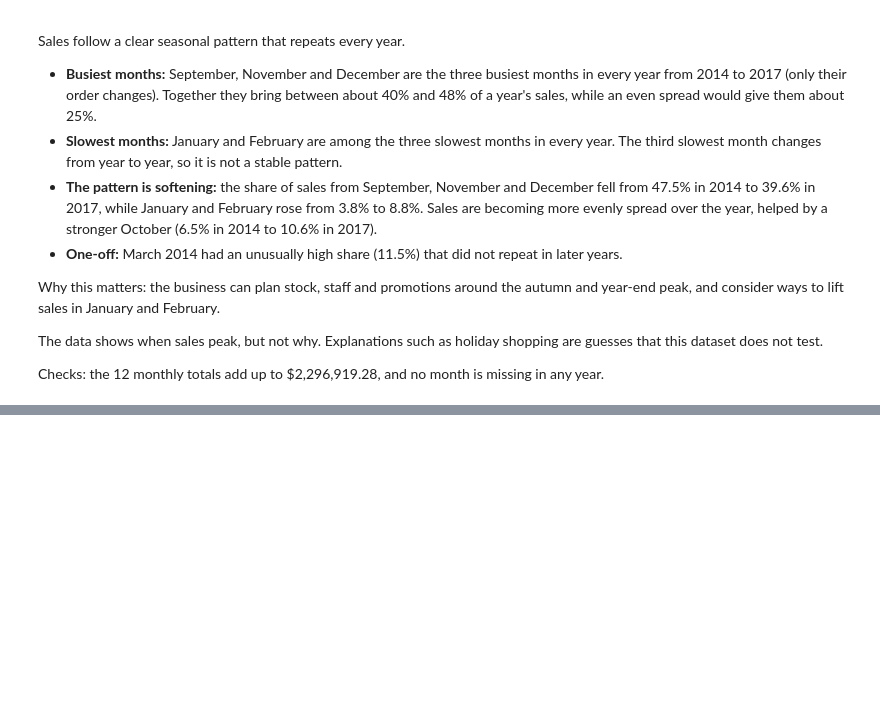
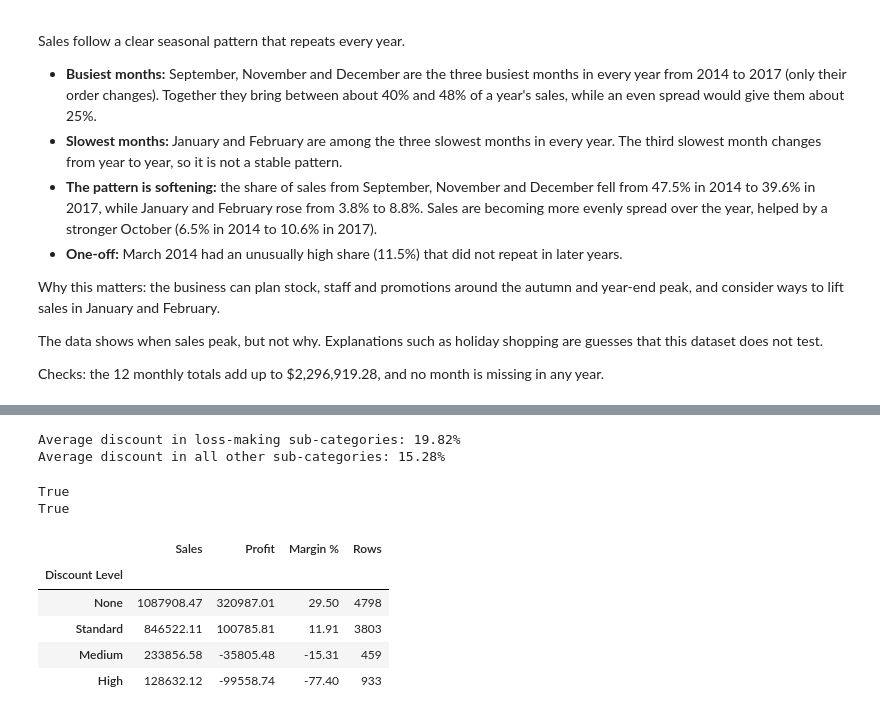
Before and after one commit to ziadKhaled133/superstore-sales-analysis, a Jupyter notebook: Notebooks/03_analysis.ipynb, the cells around one changed output, grey strips where cells are left out. Cells and saved outputs as stored; diff of their text form; code cells hidden in the pictures; blank space fills up the shorter version.

```diff
--- a/Notebooks/03_analysis.ipynb
+++ b/Notebooks/03_analysis.ipynb
@@ -275,0 +337,27 @@ Checks: the 12 monthly totals add up to $2,296,919.28, and no month is missing i
+# %%
+is_losing = df['Sub-Category'].isin(losing_subcategories.index)
+
+print(f"Average discount in loss-making sub-categories: {df.loc[is_losing, 'Discount'].mean() * 100:.2f}%")
+print(f"Average discount in all other sub-categories: {df.loc[~is_losing, 'Discount'].mean() * 100:.2f}%")
+# %% [output]
+Average discount in loss-making sub-categories: 19.82%
+Average discount in all other sub-categories: 15.28%
+# %%
+by_discount = df.groupby('Discount Level', observed=True)[['Sales', 'Profit']].sum()
+by_discount['Margin %'] = by_discount['Profit'] / by_discount['Sales'] * 100
+by_discount['Rows'] = df['Discount Level'].value_counts()
+by_discount = by_discount.reindex(['None', 'Standard', 'Medium', 'High'])
+
+print(round(by_discount['Sales'].sum(), 2) == round(total_sales, 2))
+print(by_discount['Rows'].sum() == len(df))
+
+by_discount.round(2)
+# %% [output]
+True
+True
+|  | Sales | Profit | Margin % | Rows |
+| Discount Level |  |  |  |  |
+| None | 1087908.47 | 320987.01 | 29.50 | 4798 |
+| Standard | 846522.11 | 100785.81 | 11.91 | 3803 |
+| Medium | 233856.58 | -35805.48 | -15.31 | 459 |
+| High | 128632.12 | -99558.74 | -77.40 | 933 |
```
Also changed, not shown: parts of 4 cells of this notebook.
